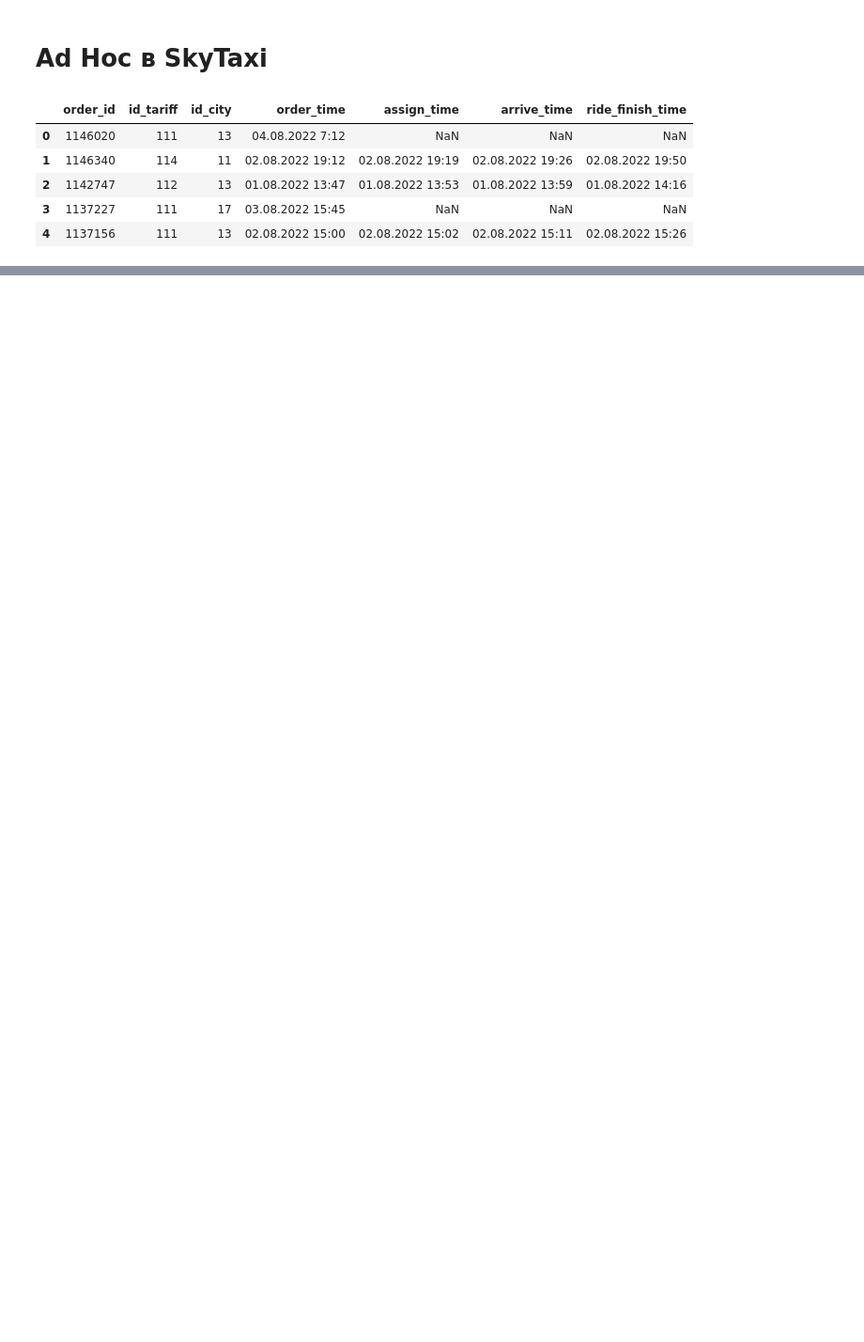
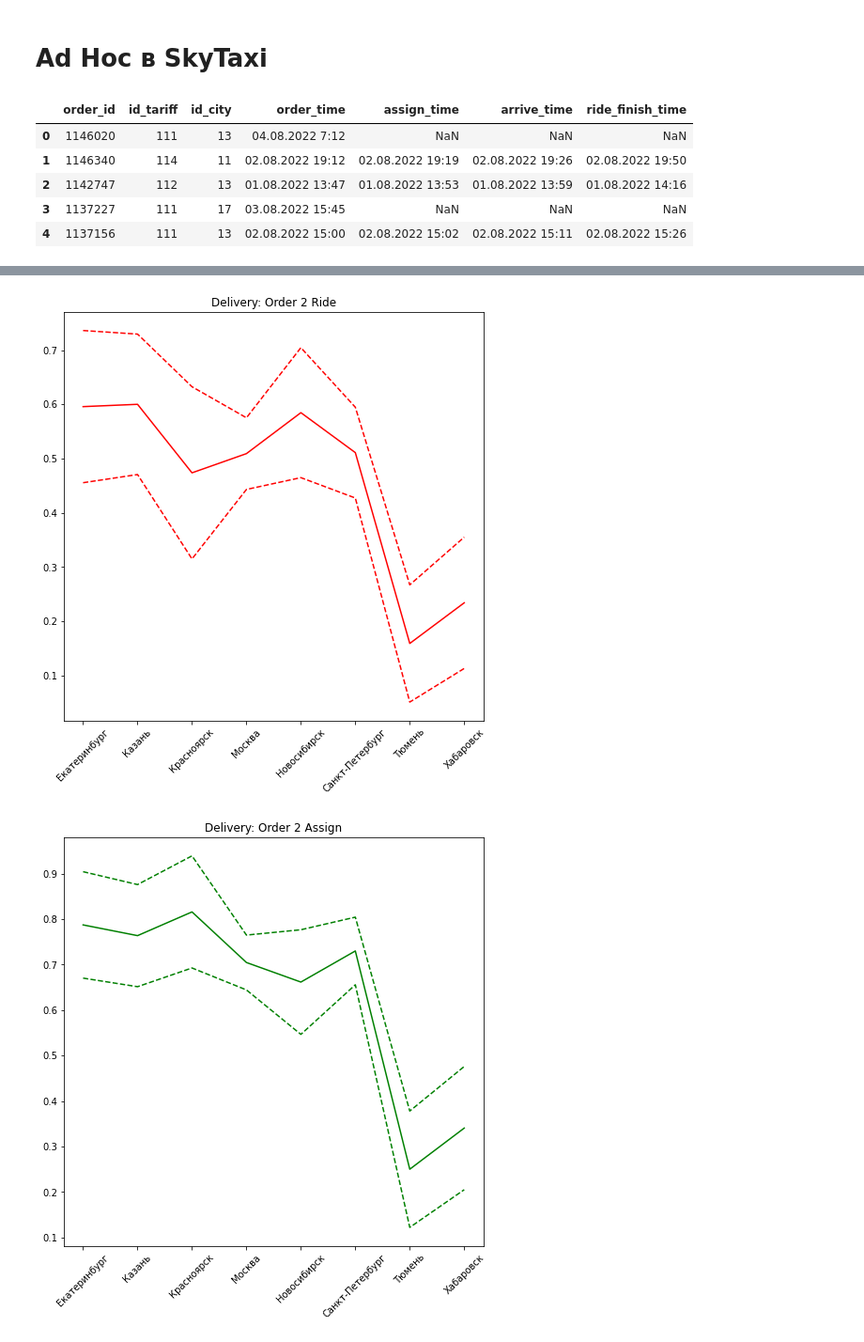
Before and after one commit to natali-n/analytics, a Jupyter notebook: Проект №6/Кейс_1_Adhoc_в_такси_агрегаторе.ipynb, the cells around one changed output, grey strips where cells are left out. Shown at 94% size. Cells and saved outputs as stored; diff of their text form; code cells hidden in the pictures; blank space fills up the shorter version.

```diff
--- a/Проект №6/Кейс_1_Adhoc_в_такси_агрегаторе.ipynb
+++ b/Проект №6/Кейс_1_Adhoc_в_такси_агрегаторе.ipynb
@@ -28,0 +150,2 @@ df = df.merge(df_tariff, on = 'id_tariff')
+# %%
+df['nflag_new_city2'] = np.where(df['name_city'].isin(['Тюмень','Хабаровск']),df['name_city'],'Other')
@@ -28,0 +193,5 @@ df = df.merge(df_tariff, on = 'id_tariff')
+# %%
+df_del = df[df['name_tariff']=='Доставка']
+
+######  Удаляем Краснодар
+df_del = df_del[df_del['name_city']!='Краснодар']
@@ -28,0 +228,12 @@ df = df.merge(df_tariff, on = 'id_tariff')
+# %%
+df_del_gr['o2r_upper'] = df_del_gr['o2r'] + 1.96*(df_del_gr['o2r']*(1-df_del_gr['o2r'])/df_del_gr['order_time']).apply(np.sqrt)
+df_del_gr['o2r_lower'] = df_del_gr['o2r'] - 1.96*(df_del_gr['o2r']*(1-df_del_gr['o2r'])/df_del_gr['order_time']).apply(np.sqrt)
+
+df_del_gr['o2ass_upper'] = df_del_gr['o2ass'] + 1.96*(df_del_gr['o2ass']*(1-df_del_gr['o2ass'])/df_del_gr['order_time']).apply(np.sqrt)
+df_del_gr['o2ass_lower'] = df_del_gr['o2ass'] - 1.96*(df_del_gr['o2ass']*(1-df_del_gr['o2ass'])/df_del_gr['order_time']).apply(np.sqrt)
+
+df_del_gr['ass2arr_upper'] = df_del_gr['ass2arr'] + 1.96*(df_del_gr['ass2arr']*(1-df_del_gr['ass2arr'])/df_del_gr['assign_time']).apply(np.sqrt)
+df_del_gr['ass2arr_lower'] = df_del_gr['ass2arr'] - 1.96*(df_del_gr['ass2arr']*(1-df_del_gr['ass2arr'])/df_del_gr['assign_time']).apply(np.sqrt)
+
+df_del_gr['arr2r_upper'] = df_del_gr['arr2r'] + 1.96*(df_del_gr['arr2r']*(1-df_del_gr['arr2r'])/df_del_gr['arrive_time']).apply(np.sqrt)
+df_del_gr['arr2r_lower'] = df_del_gr['arr2r'] - 1.96*(df_del_gr['arr2r']*(1-df_del_gr['arr2r'])/df_del_gr['arrive_time']).apply(np.sqrt)
@@ -28,0 +252,34 @@ df = df.merge(df_tariff, on = 'id_tariff')
+# %%
+plt.figure()
+plt.rcParams["figure.figsize"] = (8,8)
+
+plt.plot(df_del_gr['name_city'], df_del_gr['o2r'], color = 'red')
+plt.plot(df_del_gr['name_city'], df_del_gr['o2r_upper'], color = 'red', linestyle='--')
+plt.plot(df_del_gr['name_city'], df_del_gr['o2r_lower'], color = 'red', linestyle='--')
+plt.xticks(rotation=45)
+plt.title('Delivery: Order 2 Ride')
+plt.show()
+
+plt.plot(df_del_gr['name_city'], df_del_gr['o2ass'], color = 'green')
+plt.plot(df_del_gr['name_city'], df_del_gr['o2ass_upper'], color = 'green', linestyle='--')
+plt.plot(df_del_gr['name_city'], df_del_gr['o2ass_lower'], color = 'green', linestyle='--')
+plt.xticks(rotation=45)
+plt.title('Delivery: Order 2 Assign')
+plt.show()
+
+plt.plot(df_del_gr['name_city'], df_del_gr['ass2arr'], color = 'blue')
+plt.plot(df_del_gr['name_city'], df_del_gr['ass2arr_upper'], color = 'blue', linestyle='--')
+plt.plot(df_del_gr['name_city'], df_del_gr['ass2arr_lower'], color = 'blue', linestyle='--')
+plt.xticks(rotation=45)
+plt.title('Delivery: Assign 2 Arrive')
+plt.show()
+
+plt.plot(df_del_gr['name_city'], df_del_gr['arr2r'], color = 'black')
+plt.plot(df_del_gr['name_city'], df_del_gr['arr2r_upper'], color = 'black', linestyle='--')
+plt.plot(df_del_gr['name_city'], df_del_gr['arr2r_lower'], color = 'black', linestyle='--')
+plt.xticks(rotation=45)
+plt.title('Delivery: Arrive 2 Ride')
+plt.show()
+# %% [output]
+[figure, added]
+[figure, added]
```
Also changed, not shown: parts of 43 cells of this notebook.
